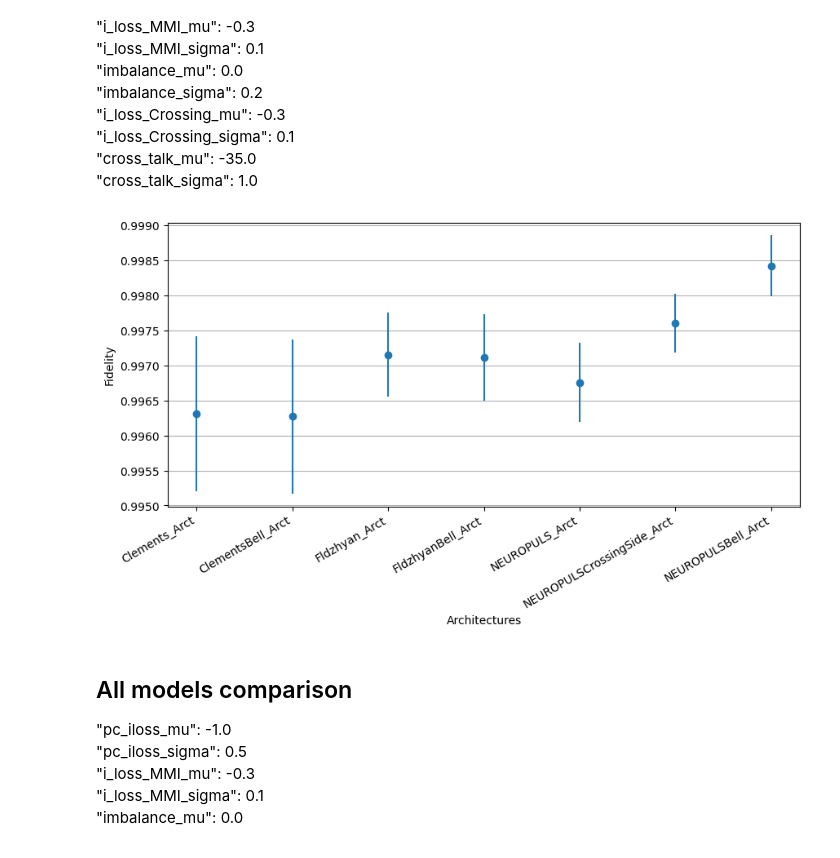
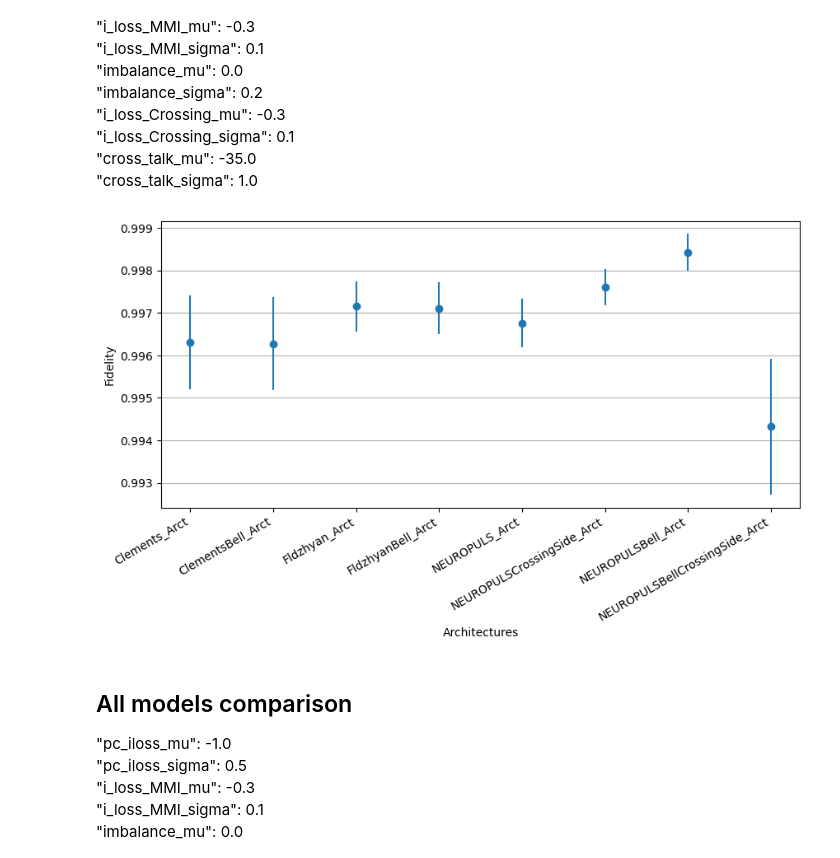
Before and after one commit to SBern1w/Code_Architecture_Paper, a Jupyter notebook: 20240612_dataAnalysis3/grapth_JSON_20240719.ipynb, the cells around one changed output. Saved outputs shown, nothing was run; the diff lists cells and outputs as text; code cells hidden in the pictures.

```diff
--- a/20240612_dataAnalysis3/grapth_JSON_20240719.ipynb
+++ b/20240612_dataAnalysis3/grapth_JSON_20240719.ipynb
@@ -21,12 +21,12 @@ JSON_folder_name = 'organized_data/20240719/'
 name_models = [
     'Clements_Arct', 'ClementsBell_Arct', 'Fldzhyan_Arct', 'FldzhyanBell_Arct',
     'FldzhyanBellHalf_Arct',
-    'NEUROPULS_Arct', 'NEUROPULSCrossingSide_Arct', 'NEUROPULSBell_Arct',
+    'NEUROPULS_Arct', 'NEUROPULSCrossingSide_Arct', 'NEUROPULSBell_Arct', 'NEUROPULSBellCrossingSide_Arct',
     'NEUROPULSHalf_Arct', 'NEUROPULSBellHalf_Arct', 'NEUROPULSBellHalfCrossingSide_Arct']
 name_models_choise = [
     'Clements_Arct', 'ClementsBell_Arct', 'Fldzhyan_Arct', 'FldzhyanBell_Arct',
     'FldzhyanBellHalf_Arct',
-    'NEUROPULS_Arct', 'NEUROPULSCrossingSide_Arct', 'NEUROPULSBell_Arct',
+    'NEUROPULS_Arct', 'NEUROPULSCrossingSide_Arct', 'NEUROPULSBell_Arct', 'NEUROPULSBellCrossingSide_Arct',
     'NEUROPULSHalf_Arct', 'NEUROPULSBellHalf_Arct', 'NEUROPULSBellHalfCrossingSide_Arct']
 
 def filter_list_of_dicts(dict_list, PCILMU, PCILSIGMA):
@@ -81,42 +81,42 @@ JSON_folder_name = 'organized_data/20240719/'
 name_models = [
     'Clements_Arct', 'ClementsBell_Arct', 'Fldzhyan_Arct', 'FldzhyanBell_Arct',
     'FldzhyanBellHalf_Arct',
-    'NEUROPULS_Arct', 'NEUROPULSCrossingSide_Arct', 'NEUROPULSBell_Arct',
+    'NEUROPULS_Arct', 'NEUROPULSCrossingSide_Arct', 'NEUROPULSBell_Arct', 'NEUROPULSBellCrossingSide_Arct',
     'NEUROPULSHalf_Arct', 'NEUROPULSBellHalf_Arct', 'NEUROPULSBellHalfCrossingSide_Arct']
 name_models_choise = [
     'Clements_Arct', 'ClementsBell_Arct', 'Fldzhyan_Arct', 'FldzhyanBell_Arct',
-    'NEUROPULS_Arct', 'NEUROPULSCrossingSide_Arct', 'NEUROPULSBell_Arct',]
+    'NEUROPULS_Arct', 'NEUROPULSCrossingSide_Arct', 'NEUROPULSBell_Arct', 'NEUROPULSBellCrossingSide_Arct',]
 
 def filter_list_of_dicts(dict_list, PCILMU, PCILSIGMA):
     filtered_list = []
     for dictionary in dict_list:
         if list(dictionary.values())[0] == PCILMU and list(dictionary.values())[1] == PCILSIGMA:
             filtered_list.append(dictionary)
     return filtered_list
 
 average = []
 std_dev = []
 fig = plt.figure(figsize=(10, 6))
 # Download the file
 for arct in name_models_choise:
     file_JSON = "20240719_traking_"+arct+"_N8.json"
     with open(JSON_folder_name+file_JSON, 'r') as file:
         data = json.load(file)
     simulations = data["simulations"]
     filtered_list_disct = filter_list_of_dicts(dict_list=simulations, PCILMU=0.0, PCILSIGMA=0.0)
     average.extend([sim["average"] for sim in filtered_list_disct])
     std_dev.extend([sim["std_dev"] for sim in filtered_list_disct])
 
 plt.errorbar(name_models_choise, average, yerr=std_dev, fmt='o')
 plt.xlabel('Phase Changers insertion loss [dB]')
 plt.ylabel('Fidelity')
 fig.autofmt_xdate()
 plt.xlabel("Architectures")
 fig.subplots_adjust(bottom=0.3)
 plt.grid(axis='y')
 plt.show()
 # %% [output]
-[figure, old version]
+[figure, new version]
 # %% [markdown]
 ## All models comparison
 "pc_iloss_mu": -1.0 \
```
Also changed, not shown: parts of 7 cells of this notebook, 6 other files.
